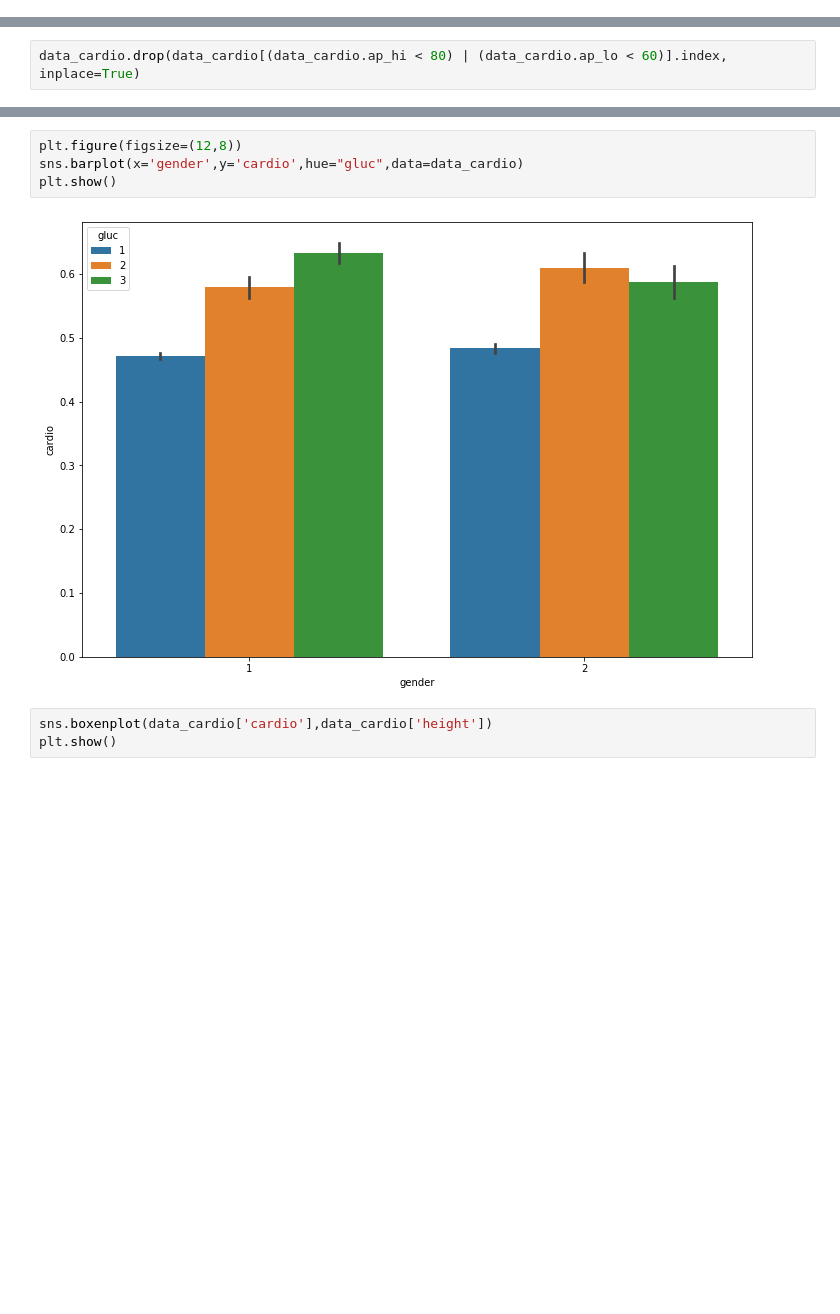
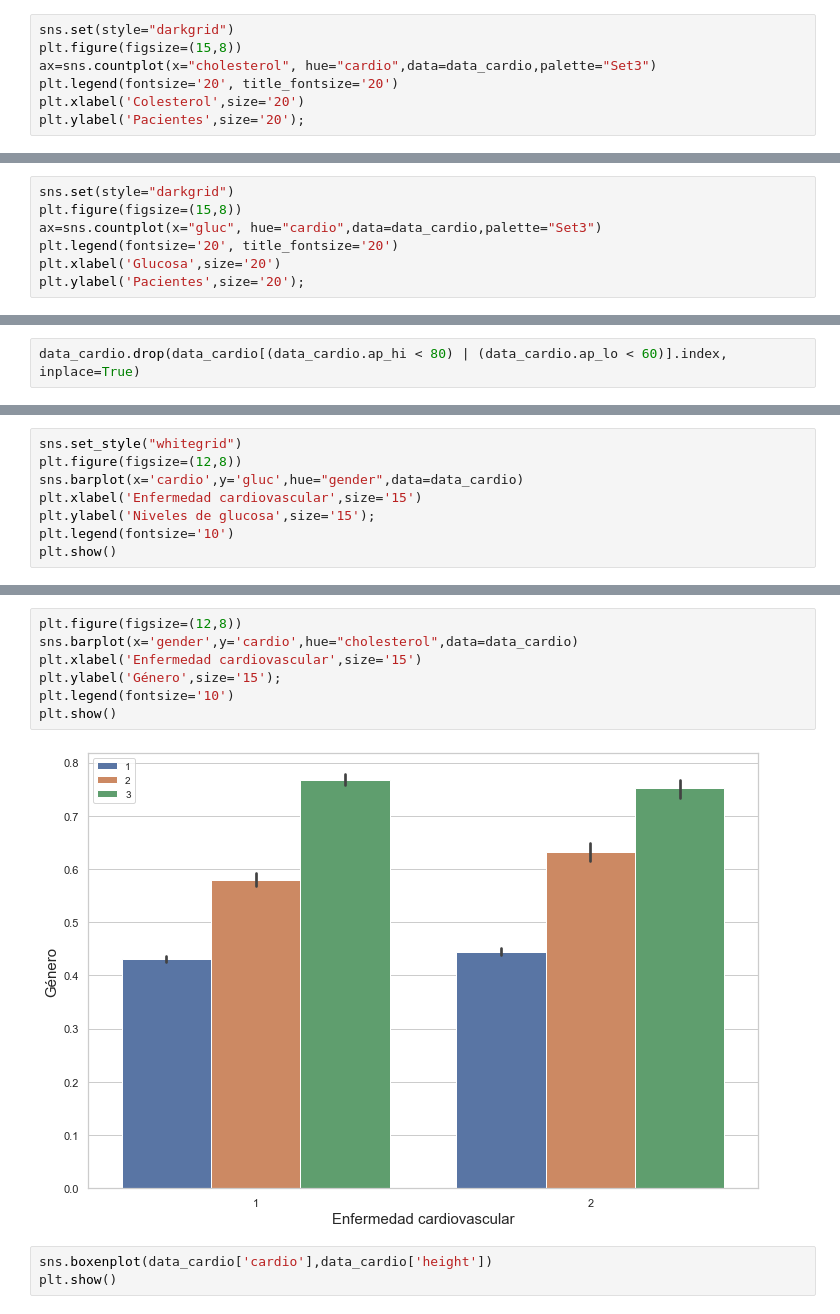
Before and after one commit to MayReii/ProyectoFinal, a Jupyter notebook: EDA.ipynb, the cells around one changed output, grey strips where cells are left out. Cells and saved outputs as stored; diff of their text form; blank space fills up the shorter version.

```diff
--- a/EDA.ipynb
+++ b/EDA.ipynb
@@ -115,3 +122,10 @@ df_aux= cardio_disease.loc[:,['cholesterol','gluc', 'smoke', 'alco', 'active']]
 sns.countplot(x="variable", hue="value",data= pd.melt(df_aux));
 # %% [output]
 [figure]
+# %%
+sns.set(style="darkgrid")
+plt.figure(figsize=(15,8))
+ax=sns.countplot(x="cholesterol", hue="cardio",data=data_cardio,palette="Set3")
+plt.legend(fontsize='20', title_fontsize='20')
+plt.xlabel('Colesterol',size='20')
+plt.ylabel('Pacientes',size='20');
@@ -117,0 +134,7 @@ sns.countplot(x="variable", hue="value",data= pd.melt(df_aux));
+# %%
+sns.set(style="darkgrid")
+plt.figure(figsize=(15,8))
+ax=sns.countplot(x="gluc", hue="cardio",data=data_cardio,palette="Set3")
+plt.legend(fontsize='20', title_fontsize='20')
+plt.xlabel('Glucosa',size='20')
+plt.ylabel('Pacientes',size='20');
@@ -138,0 +168,8 @@ plt.show()
+# %%
+sns.set_style("whitegrid")
+plt.figure(figsize=(12,8))
+sns.barplot(x='cardio',y='gluc',hue="gender",data=data_cardio)
+plt.xlabel('Enfermedad cardiovascular',size='15')
+plt.ylabel('Niveles de glucosa',size='15');
+plt.legend(fontsize='10')
+plt.show()
@@ -151,9 +196,12 @@ plt.show()
 # %%
 plt.figure(figsize=(12,8))
-sns.barplot(x='gender',y='cardio',hue="gluc",data=data_cardio)
+sns.barplot(x='gender',y='cardio',hue="cholesterol",data=data_cardio)
+plt.xlabel('Enfermedad cardiovascular',size='15')
+plt.ylabel('Género',size='15');
+plt.legend(fontsize='10')
 plt.show()
 # %% [output]
-[figure, old version]
+[figure, new version]
 # %%
 sns.boxenplot(data_cardio['cardio'],data_cardio['height'])
 plt.show()
```
Also changed, not shown: parts of 16 cells of this notebook, 3 other files.
